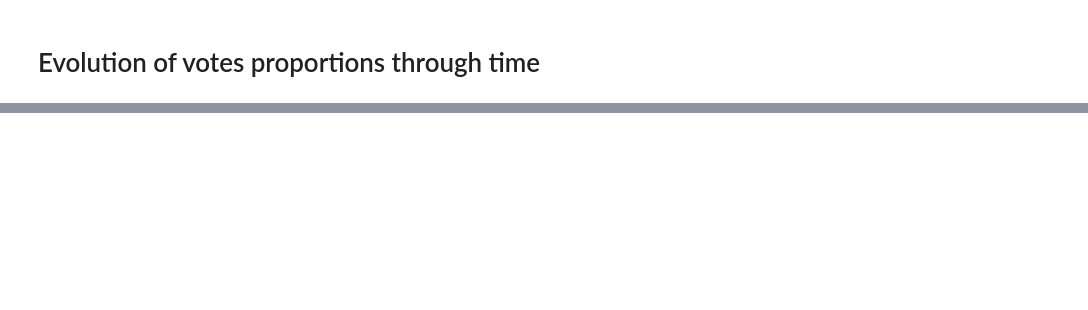
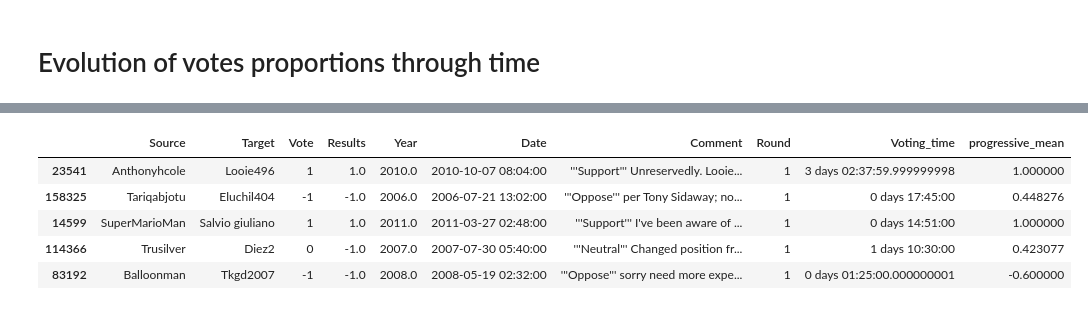
Before and after one commit to epfl-ada/ada-2023-project-abracadabra, a Jupyter notebook: time_series2.ipynb, the cells around one changed output, grey strips where cells are left out. Saved outputs shown, nothing was run; the diff lists cells and outputs as text; code cells hidden in the pictures; blank space fills up the shorter version.

```diff
--- a/time_series2.ipynb
+++ b/time_series2.ipynb
@@ -93 +23,11 @@ plt.show()
+# %%
+df_vote_evolution = get_progressive_mean(df_vote_evolution)
+df_vote_evolution.sample(5)
+# %% [output]
+|  | Source | Target | Vote | Results | Year | Date | Comment | Round | Voting_time | progressive_mean |
+| 23541 | Anthonyhcole | Looie496 | 1 | 1.0 | 2010.0 | 2010-10-07 08:04:00 | '''Support''' Unreservedly. Looie... | 1 | 3 days 02:37:59.999999998 | 1.000000 |
+| 158325 | Tariqabjotu | Eluchil404 | -1 | -1.0 | 2006.0 | 2006-07-21 13:02:00 | '''Oppose''' per Tony Sidaway; no... | 1 | 0 days 17:45:00 | 0.448276 |
+| 14599 | SuperMarioMan | Salvio giuliano | 1 | 1.0 | 2011.0 | 2011-03-27 02:48:00 | '''Support''' I've been aware of ... | 1 | 0 days 14:51:00 | 1.000000 |
+| 114366 | Trusilver | Diez2 | 0 | -1.0 | 2007.0 | 2007-07-30 05:40:00 | '''Neutral''' Changed position fr... | 1 | 1 days 10:30:00 | 0.423077 |
+| 83192 | Balloonman | Tkgd2007 | -1 | -1.0 | 2008.0 | 2008-05-19 02:32:00 | '''Oppose''' sorry need more expe... | 1 | 0 days 01:25:00.000000001 | -0.600000 |
 # %%
```
Also changed, not shown: parts of 12 cells of this notebook, 1 other file.
